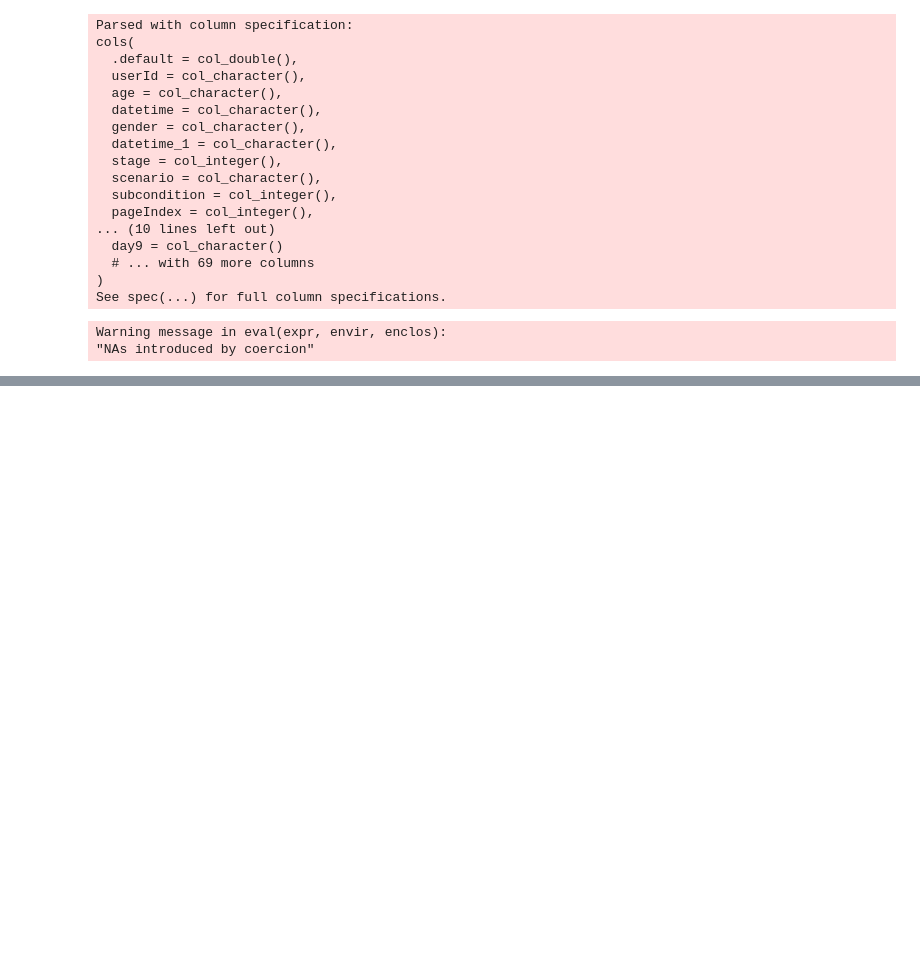
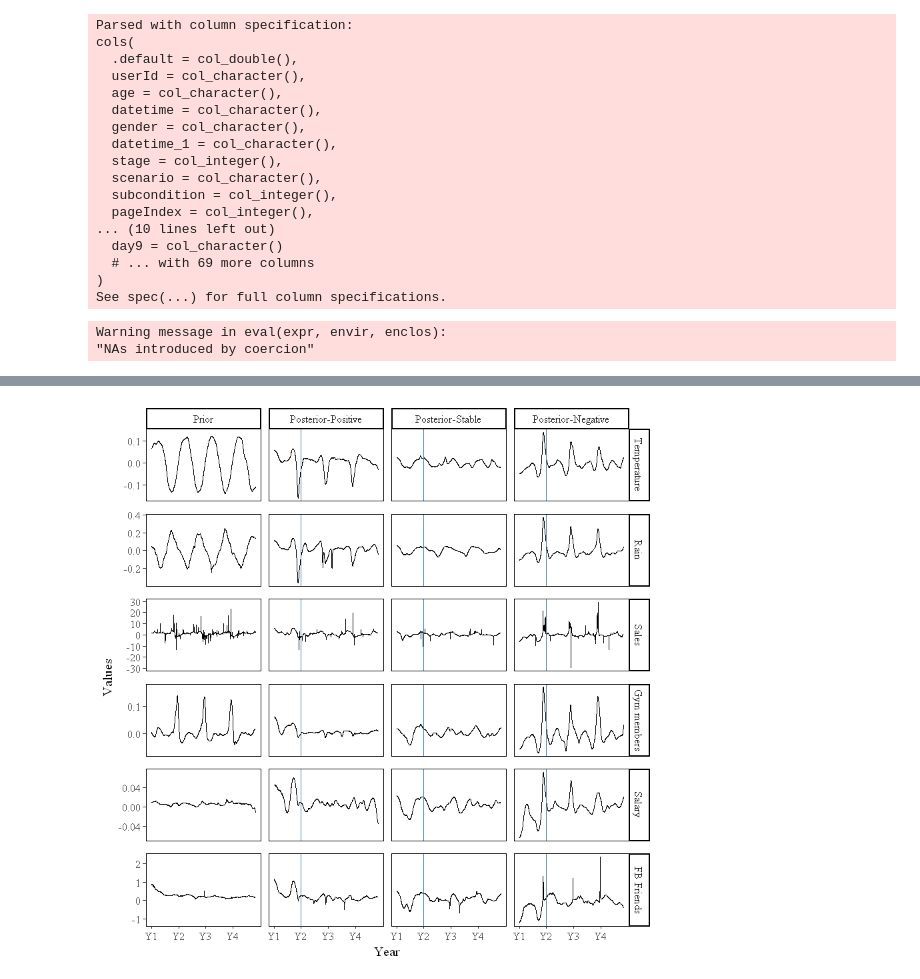
Before and after one commit to ericschulz/compforca, a Jupyter notebook: Data analysis/Catmull-Rom Analysis.ipynb, the cells around one changed output, grey strips where cells are left out. Cells and saved outputs as stored; diff of their text form; code cells hidden in the pictures; blank space fills up the shorter version.

```diff
--- a/Data analysis/Catmull-Rom Analysis.ipynb
+++ b/Data analysis/Catmull-Rom Analysis.ipynb
@@ -147,0 +208,43 @@ dev.off()
+# %%
+slopes <- ddply(dat, ~condition+scenario+id, slope)
+
+slopes <- slopes %>%
+    gather(day, value, starts_with("V")) %>%
+    mutate(day = as.numeric(gsub("V", "", day)))
+
+# Order on the plot
+slopes$condition <- factor( slopes$condition,
+                         levels = condition_names)
+
+slopes$scenario <- factor( slopes$scenario,
+                        levels = readable_scenarios)
+# %%
+trend <- slopes %>%
+    ddply(~scenario+condition+day, summarize, value=mean(value))
+
+trend$id <- "1"
+
+slopes_plot <- subset(slopes, day %in% seq(min(dat$day), max(dat$day), 25)) # 25
+# %%
+p <- slopes_plot %>%
+        ggplot(aes(x=day, y=value, group=id)) +
+        #geom_line(col="steelblue", alpha=0.2) +
+        facet_grid(scenario~condition, scales="free_y") +
+        theme_classic() +
+        xlab("Year") +
+        ylab("Values") +
+        geom_line(data=trend, aes(x=day, y=value), colour="black") +
+        scale_x_continuous(breaks=c(0, 365, 365*2, 365*3), labels=c('Y1', 'Y2', 'Y3', 'Y4')) +
+        geom_vline(data=filter(dplot, condition!="Prior"), aes(xintercept=365), colour="steelblue") +
+        theme(  text = element_text(size=12, family="serif"),
+                axis.line = element_line(colour="black", size=0.1),
+                panel.spacing.x = unit(0.5, "lines"),
+                panel.spacing.y = unit(0.8, "lines"),
+                panel.background = element_blank(),
+                panel.grid.major = element_blank(),
+                panel.grid.minor = element_blank(),
+                panel.border = element_rect(colour="black", fill=NA, size=0.1))
+
+show(p)
+# %% [output]
+[figure, added]
```
Also changed, not shown: parts of 15 cells of this notebook, 2 other files.
